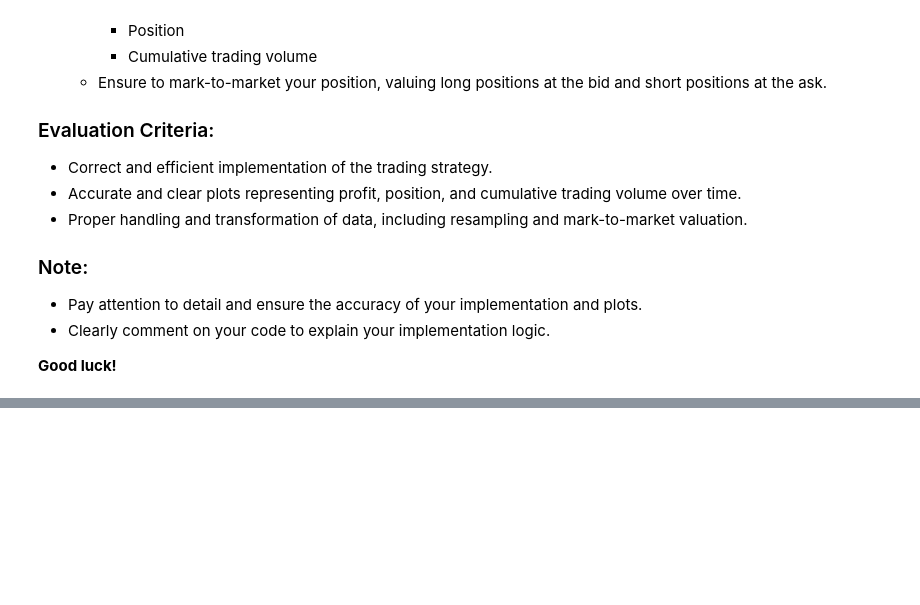
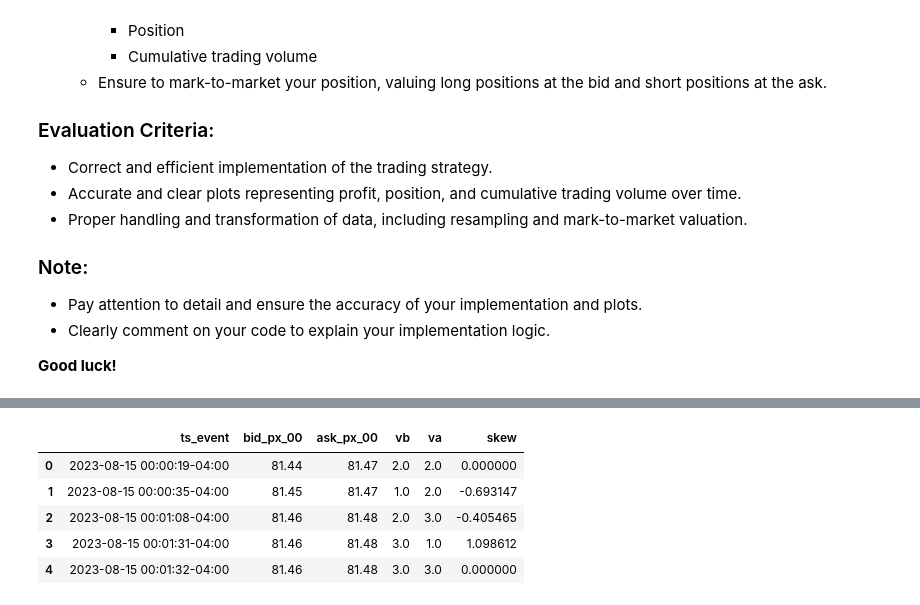
Before and after one commit to SpiroDouvis/FNCE449, a Jupyter notebook: FNCE449_DAY2/FNCE449_Day2_Assignment.ipynb, the cells around one changed output, grey strips where cells are left out. Saved outputs shown, nothing was run; the diff lists cells and outputs as text; code cells hidden in the pictures; blank space fills up the shorter version.

```diff
--- a/FNCE449_DAY2/FNCE449_Day2_Assignment.ipynb
+++ b/FNCE449_DAY2/FNCE449_Day2_Assignment.ipynb
@@ -43,0 +100,14 @@ A higher bid depth usually indicates a higher demand to buy, potentially leading
+# %%
+# Step 4: Resample to 1-second snapshots and compute skew
+book_1s = book.set_index('ts_event').resample('1s').last().dropna().reset_index()
+book_1s['vb'] = book_1s['bid_sz_00'].astype(float)
+book_1s['va'] = book_1s['ask_sz_00'].astype(float)
+book_1s['skew'] = np.log(book_1s['vb']) - np.log(book_1s['va'])
+book_1s[['ts_event', 'bid_px_00', 'ask_px_00', 'vb', 'va', 'skew']].head()
+# %% [output]
+|  | ts_event | bid_px_00 | ask_px_00 | vb | va | skew |
+| 0 | 2023-08-15 00:00:19-04:00 | 81.44 | 81.47 | 2.0 | 2.0 | 0.000000 |
+| 1 | 2023-08-15 00:00:35-04:00 | 81.45 | 81.47 | 1.0 | 2.0 | -0.693147 |
+| 2 | 2023-08-15 00:01:08-04:00 | 81.46 | 81.48 | 2.0 | 3.0 | -0.405465 |
+| 3 | 2023-08-15 00:01:31-04:00 | 81.46 | 81.48 | 3.0 | 1.0 | 1.098612 |
+| 4 | 2023-08-15 00:01:32-04:00 | 81.46 | 81.48 | 3.0 | 3.0 | 0.000000 |
```
Also changed, not shown: parts of 5 cells of this notebook.
